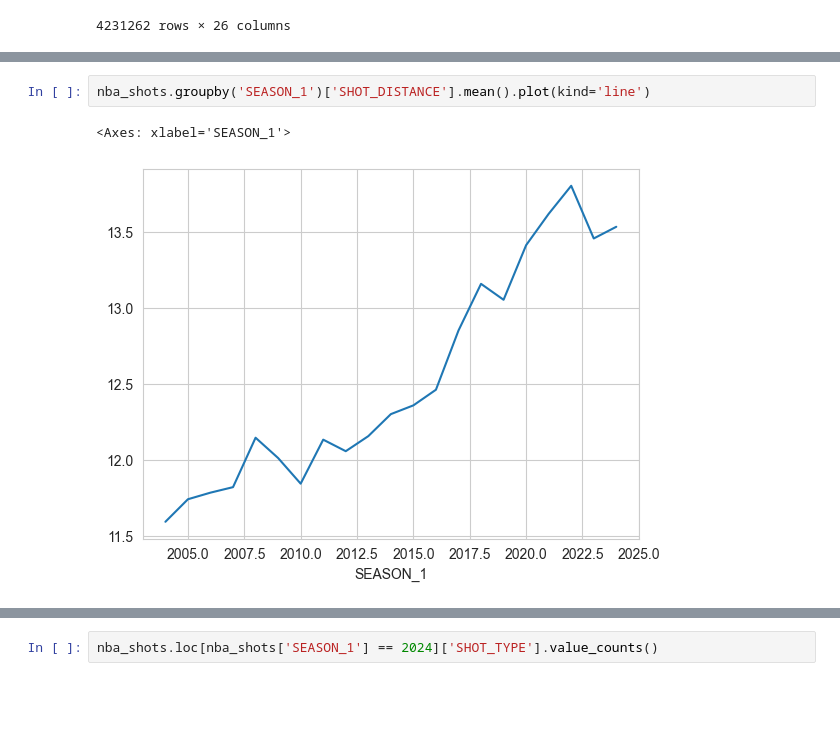
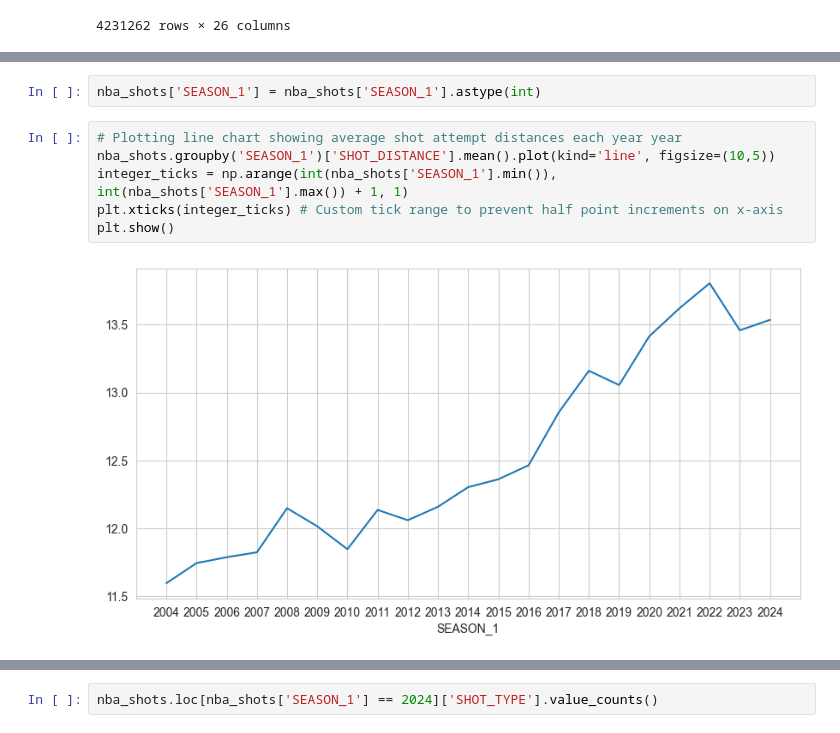
Before and after one commit to PatrickCoop12/nba_shooting_analysis, a Jupyter notebook: shots.ipynb, the cells around one changed output, grey strips where cells are left out. Cells and saved outputs as stored; diff of their text form; blank space fills up the shorter version.

```diff
--- a/shots.ipynb
+++ b/shots.ipynb
@@ -172,6 +238,11 @@ nba_shots
+# %%
+nba_shots['SEASON_1'] = nba_shots['SEASON_1'].astype(int)
 # %%
-nba_shots.groupby('SEASON_1')['SHOT_DISTANCE'].mean().plot(kind='line')
+# Plotting line chart showing average shot attempt distances each year year
+nba_shots.groupby('SEASON_1')['SHOT_DISTANCE'].mean().plot(kind='line', figsize=(10,5))
+integer_ticks = np.arange(int(nba_shots['SEASON_1'].min()), int(nba_shots['SEASON_1'].max()) + 1, 1)
+plt.xticks(integer_ticks) # Custom tick range to prevent half point increments on x-axis
+plt.show()
 # %% [output]
-<Axes: xlabel='SEASON_1'>
-[figure, old version]
+[figure, new version]
 # %%
```
Also changed, not shown: parts of 31 cells of this notebook.
